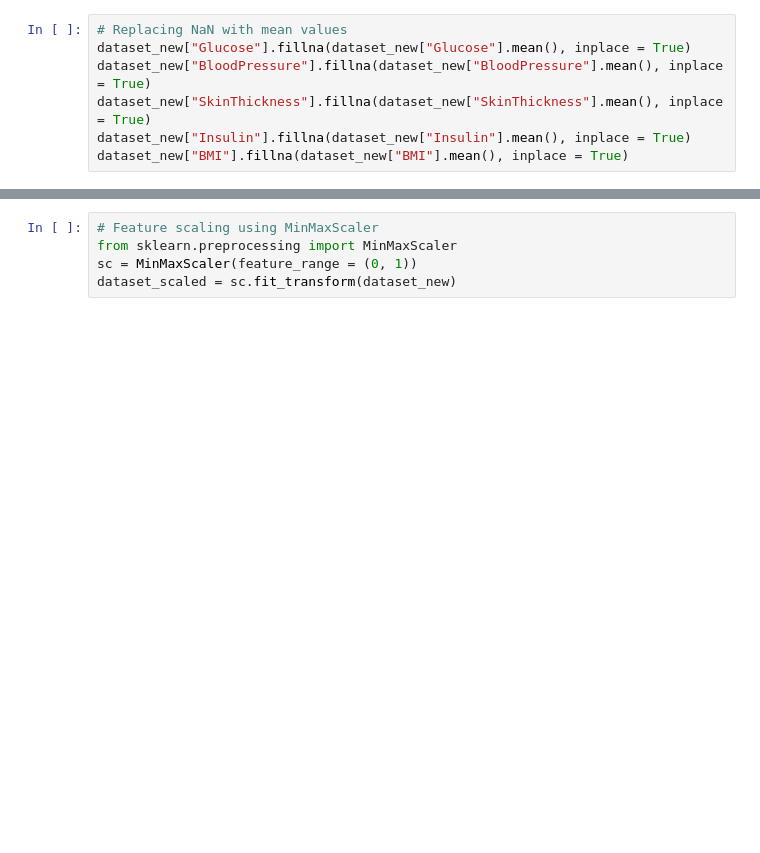
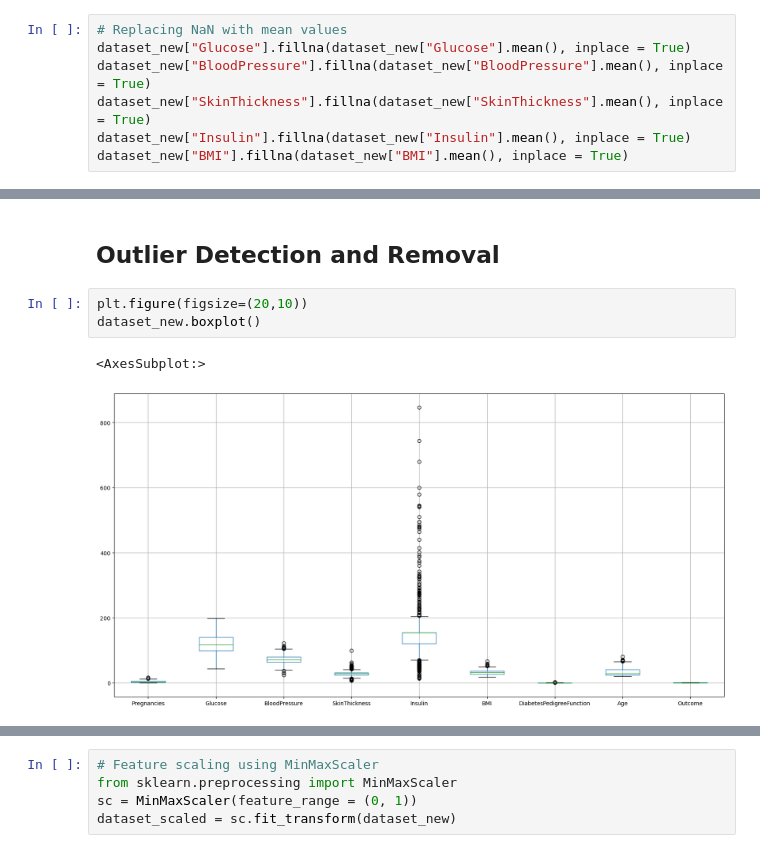
Before and after one commit to Aditya-Mankar/Diabetes-Prediction, a Jupyter notebook: diabetes.ipynb, the cells around one changed output, grey strips where cells are left out. Drawn from its saved outputs; the diff is of its cells as text; blank space fills up the shorter version.

```diff
--- a/diabetes.ipynb
+++ b/diabetes.ipynb
@@ -175,3 +178,11 @@ dataset_new.describe().T
 | DiabetesPedigreeFunction | 768.0 | 0.471876 | 0.331329 | 0.078 | 0.24375 | 0.372500 | 0.626250 | 2.42 |
 | Age | 768.0 | 33.240885 | 11.760232 | 21.000 | 24.00000 | 29.000000 | 41.000000 | 81.00 |
 | Outcome | 768.0 | 0.348958 | 0.476951 | 0.000 | 0.00000 | 0.000000 | 1.000000 | 1.00 |
+# %% [markdown]
+## Outlier Detection and Removal
+# %%
+plt.figure(figsize=(20,10))
+dataset_new.boxplot()
+# %% [output]
+<AxesSubplot:>
+[figure, added]
```
Also changed, not shown: parts of 20 cells of this notebook.
